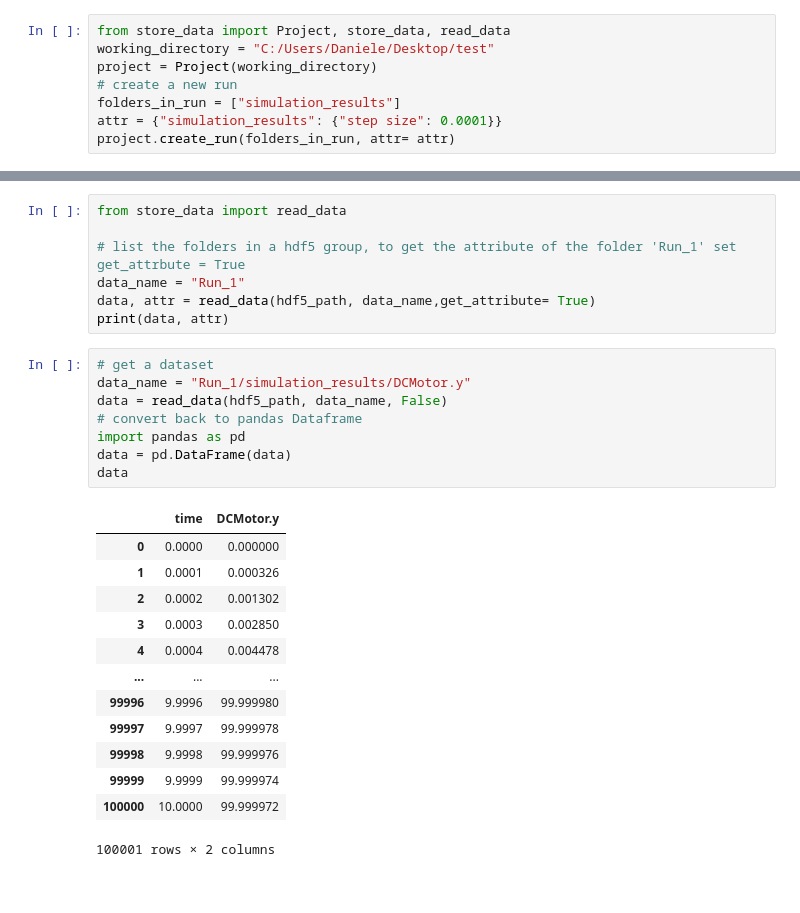
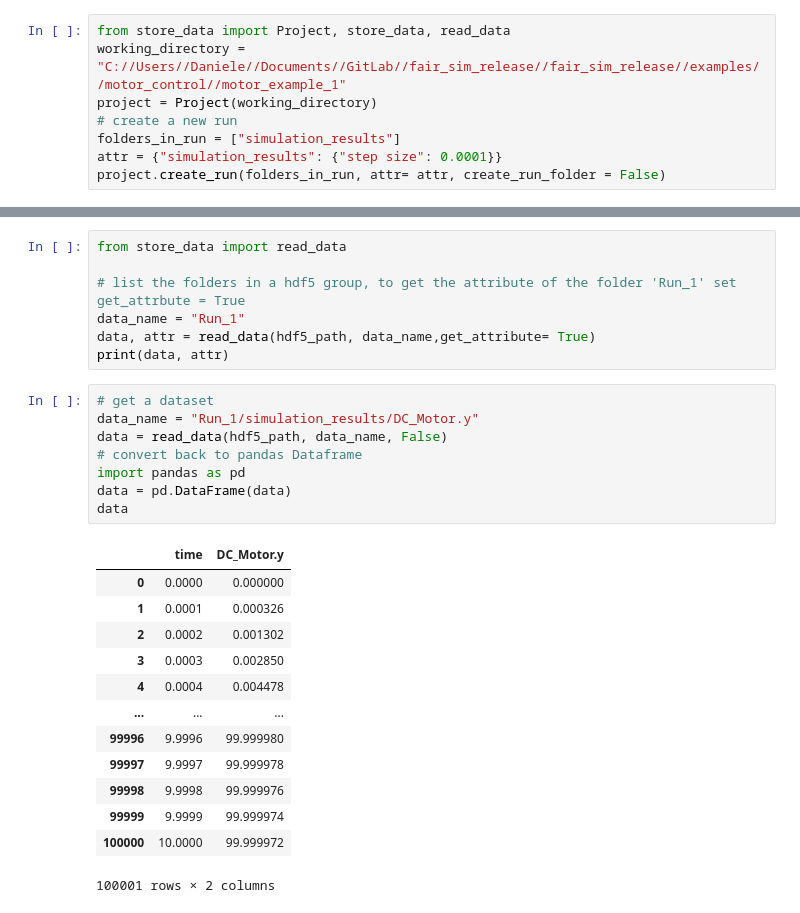
Before and after one commit to fluid-systems/SOFIRpy, a Jupyter notebook: examples/motor_control/dc_motor_control.ipynb, the cells around one changed output, grey strips where cells are left out. Cells and saved outputs as stored; diff of their text form.

Commit message:
updated example

```diff
--- a/examples/motor_control/dc_motor_control.ipynb
+++ b/examples/motor_control/dc_motor_control.ipynb
@@ -100,12 +99,12 @@ Text(0, 0.5, 'VOLTAGE in V')
 Next the results can be stored in a hdf5 file.
 # %%
 from store_data import Project, store_data, read_data
-working_directory = "C:/Users/Daniele/Desktop/test"
+working_directory = "C://Users//Daniele//Documents//GitLab//fair_sim_release//fair_sim_release//examples//motor_control//motor_example_1"
 project = Project(working_directory)
 # create a new run
 folders_in_run = ["simulation_results"]
 attr = {"simulation_results": {"step size": 0.0001}}
-project.create_run(folders_in_run, attr= attr)
+project.create_run(folders_in_run, attr= attr, create_run_folder = False)
 # %% [markdown]
 The results of the simulation can be stored in a hdf5 file.
 # %%
@@ -134,14 +133,14 @@ data, attr = read_data(hdf5_path, data_name,get_attribute= True)
 print(data, attr)
 # %%
 # get a dataset
-data_name = "Run_1/simulation_results/DCMotor.y"
+data_name = "Run_1/simulation_results/DC_Motor.y"
 data = read_data(hdf5_path, data_name, False)
 # convert back to pandas Dataframe
 import pandas as pd
 data = pd.DataFrame(data)
 data
 # %% [output]
-|  | time | DCMotor.y |
+|  | time | DC_Motor.y |
 | 0 | 0.0000 | 0.000000 |
 | 1 | 0.0001 | 0.000326 |
 | 2 | 0.0002 | 0.001302 |
```
Also changed, not shown: parts of 9 cells of this notebook, 4 other files.
